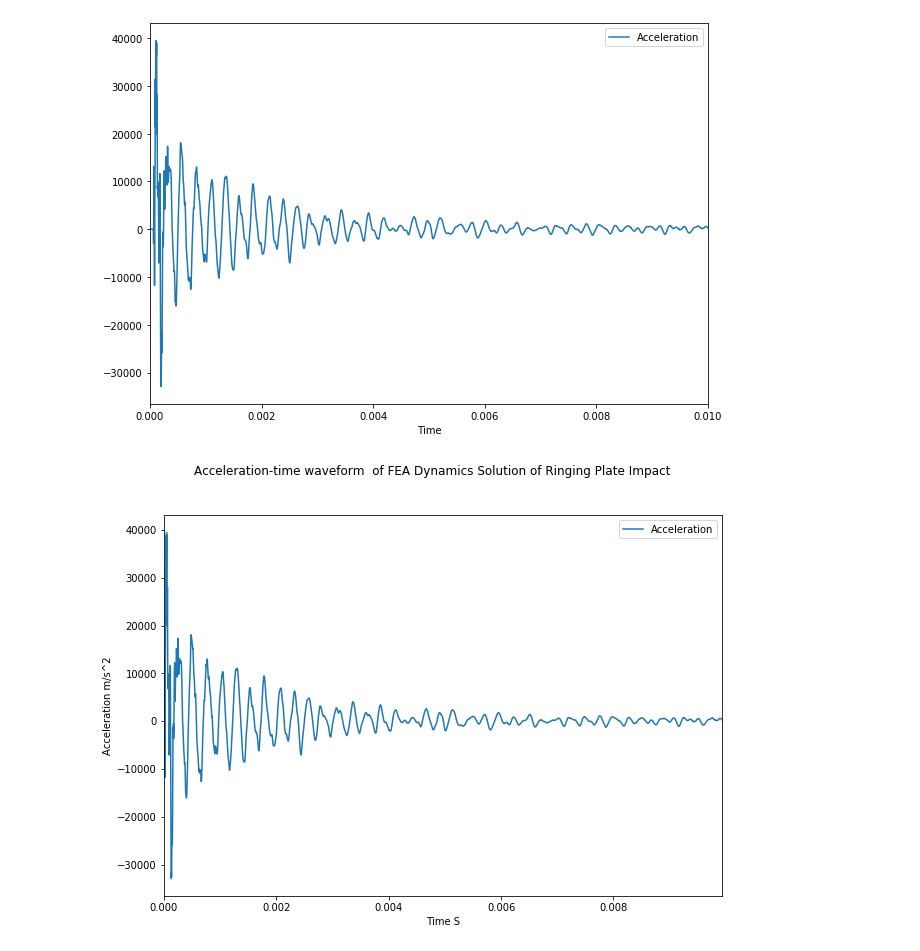
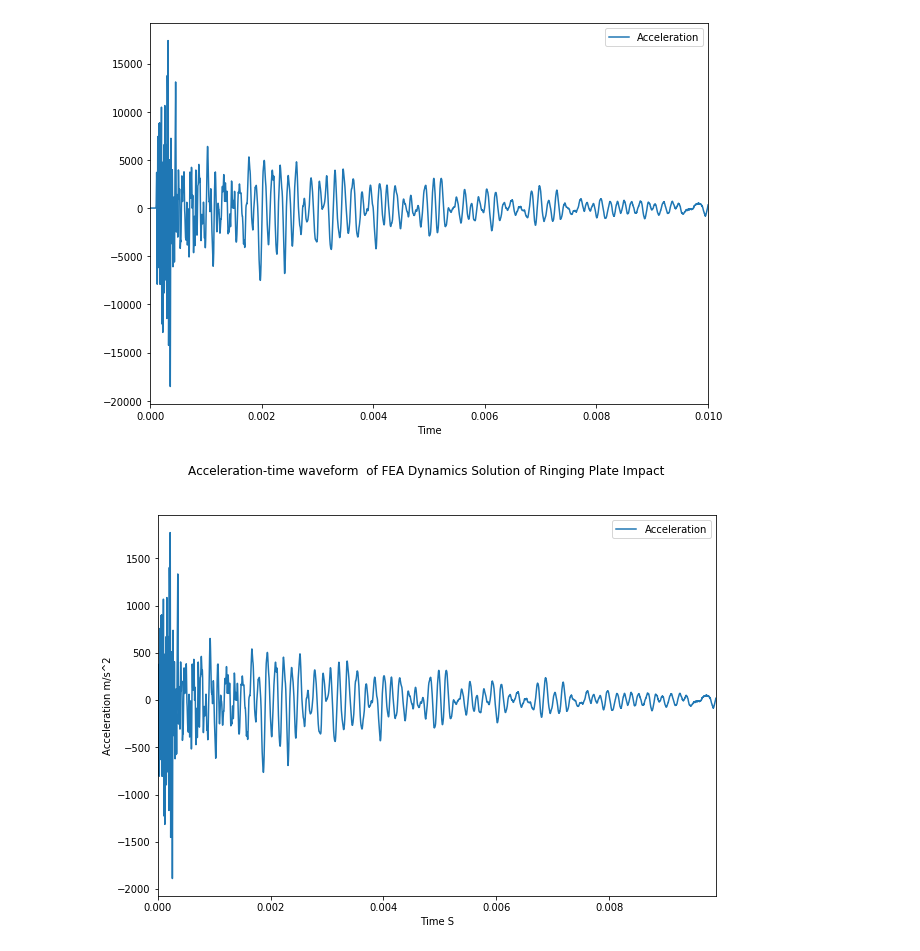
Before and after one commit to StephenDevon/SRS-from-Acceleration, a Jupyter notebook: SRS from acceleration.ipynb, the cells around one changed output. Saved outputs shown, nothing was run; the diff lists cells and outputs as text; code cells hidden in the pictures.

```diff
--- a/SRS from acceleration.ipynb
+++ b/SRS from acceleration.ipynb
@@ -11,21 +11,21 @@ from matplotlib import pyplot as plt
 G_TO_MPS2 = 9.81
 Q = 10
 # %%
-path = 'C:/Users/steph/Documents/Python Scripts/plateXacceleration.txt'
+path = 'C:/Users/steph/OneDrive/OU/ProjectFolder/EUT_Z_direction.txt'
 data_df = pd.read_csv(path,sep='\t' )
 data_df.head()
 T = np.diff(data_df['Time']).mean() #mean time  between data points
 data_df.plot(x = 'Time', y = 'Acceleration', figsize = (10,7))
 plt.show()
 # %% [output]
-[figure, old version]
+[figure, new version]
 # %%
 # remove leading zero lines
-
+# convert acceleration to g
 W = next(x[0] for x in enumerate(data_df['Acceleration']) if x[1] > 0.7)
 
 data_df['Acceleration'] = data_df['Acceleration'].shift(-W+1)
-
+data_df['Acceleration'] = data_df['Acceleration']/G_TO_MPS2
 data_df.drop(data_df.tail(W+1).index,inplace=True)
 data_df.plot(x = 'Time', y = 'Acceleration', figsize = (10,7))
 plt.suptitle('Acceleration-time waveform  of FEA Dynamics Solution of Ringing Plate Impact ')
@@ -33,7 +33,7 @@ plt.xlabel('Time S')
 plt.ylabel('Acceleration m/s^2')
 plt.show()
 # %% [output]
-[figure, old version]
+[figure, new version]
 # %%
 def freq_array(fn_start = 10., fn_end = 1.0e4, oct_step_size = (1./12.)):
     fn_array = [fn_start]
```
Also changed, not shown: parts of 2 cells of this notebook.
